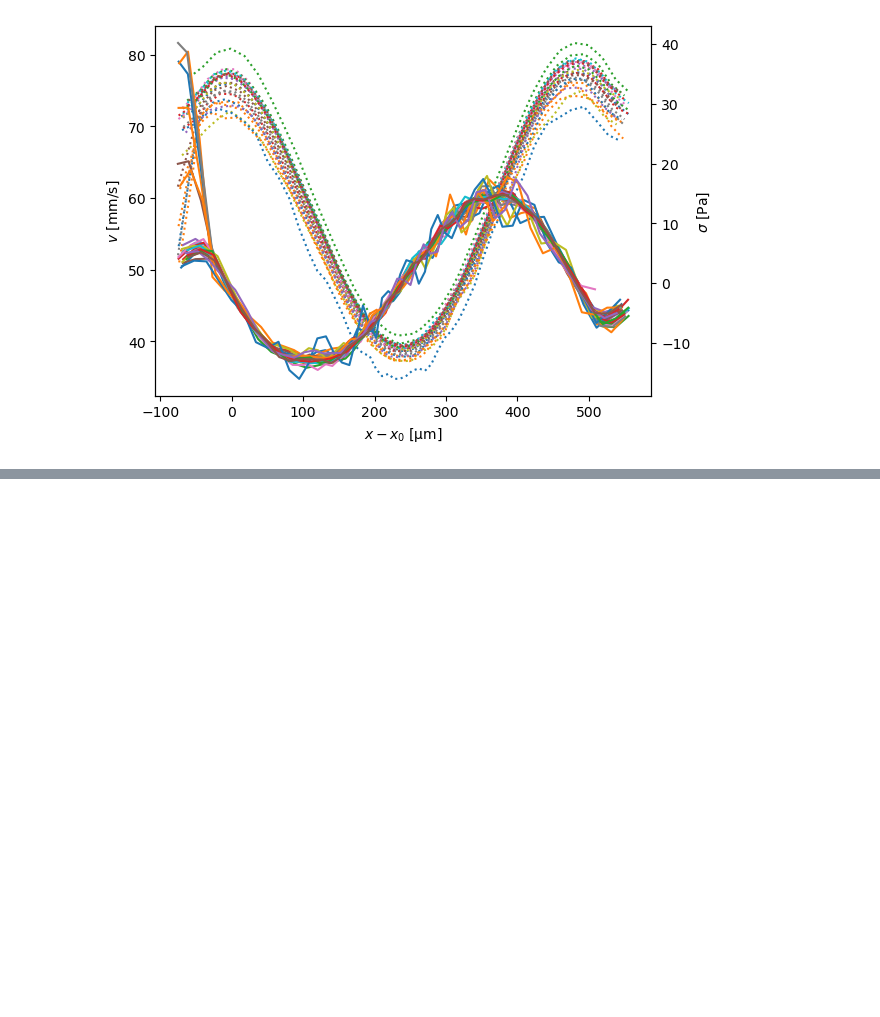
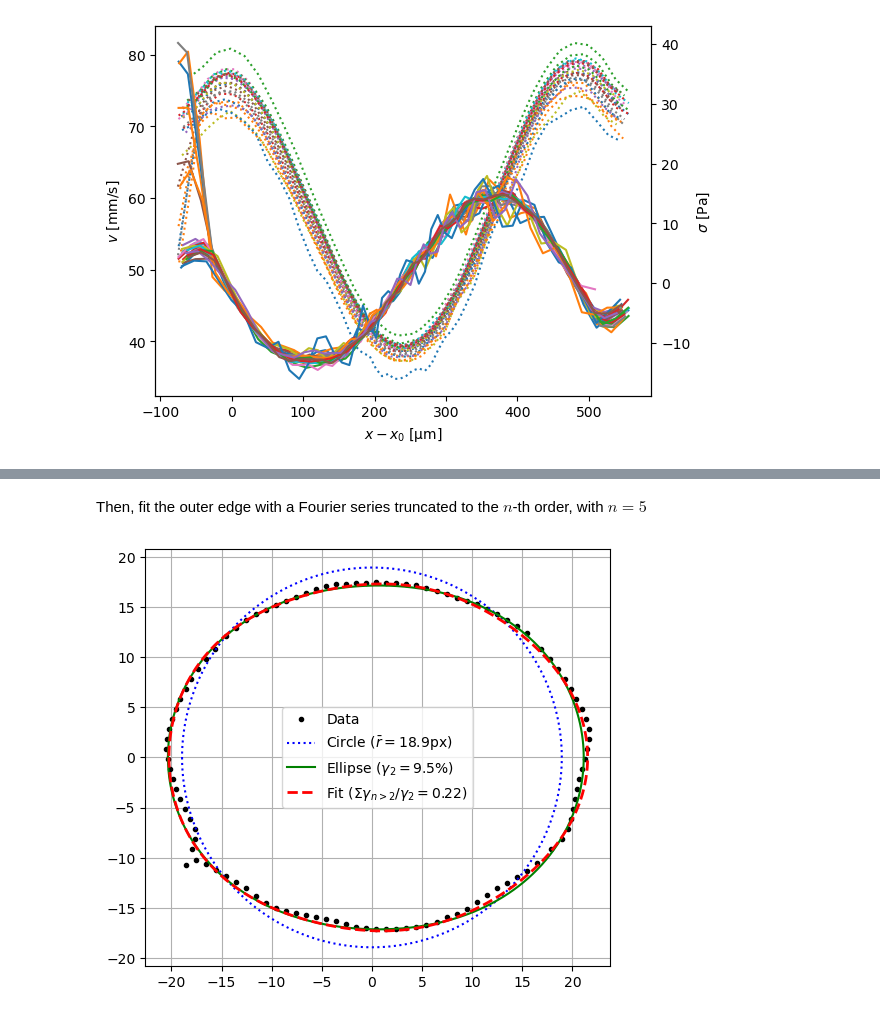
Before and after one commit to FattaccioliLab/Rheoflupy, a Jupyter notebook: Tutorial_DataAnalysis.ipynb, the cells around one changed output, grey strips where cells are left out. Drawn from its saved outputs; the diff is of its cells as text; code cells hidden in the pictures; blank space fills up the shorter version.

```diff
--- a/Tutorial_DataAnalysis.ipynb
+++ b/Tutorial_DataAnalysis.ipynb
@@ -166,0 +189,6 @@ da.track_postproc(track_df, px_size=px_size, fps=fps, eta=eta, plot=True, verbos
+# %% [markdown]
+Then, fit the outer edge with a Fourier series truncated to the $n$-th order, with $n=5$
+# %%
+Fcoeff, cpos, rbar = da.fit_edge(drop_edges, filter_r_thr=filter_r_thr)
+# %% [output]
+[figure, added]
```
Also changed, not shown: parts of 11 cells of this notebook, 3 other files.
